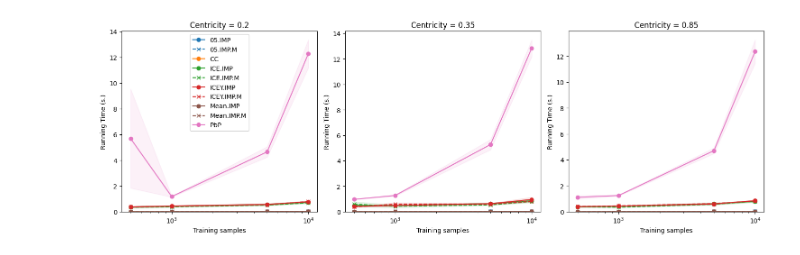
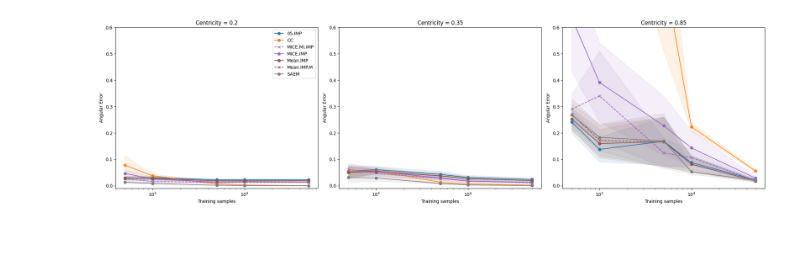
Before and after one commit to ChristopheMuller/logistic_with_NAs, a Jupyter notebook: 6_plot_beta_scores.ipynb, the cells around one changed output. Drawn from its saved outputs; the diff is of its cells as text; code cells hidden in the pictures.

```diff
--- a/6_plot_beta_scores.ipynb
+++ b/6_plot_beta_scores.ipynb
@@ -120,14 +126,17 @@ plot_beta_scores_subplots(
-# %%
-plot_beta_scores_subplots(
-    simulation_set_up,
-    metric = "running_time",
-    variable="centricity",
-
-    max_y=None,
-
-    # remove_methods=["ICE.IMP", "ICEY.IMP", "ICE.IMP.M", "ICEY.IMP.M", "05.IMP", "05.IMP.M"],
-    # select_methods=["MICE.5.IMP", "MICE.IMP", "ICE.IMP", "SAEM"]
-
-)
-# %% [output]
-[figure, removed]
+# %%
+plot_beta_scores_subplots(
+    simulation_set_up,
+    metric = metric,
+    variable="centricity",
+
+    max_y=0.6,
+
+    remove_methods=remove_methods,
+    select_methods=select_methods,
+
+    size_height=6,
+    size_width=7,
+
+)
+# %% [output]
+[figure, added]
```
Also changed, not shown: parts of 5 cells of this notebook, 12 other files.
